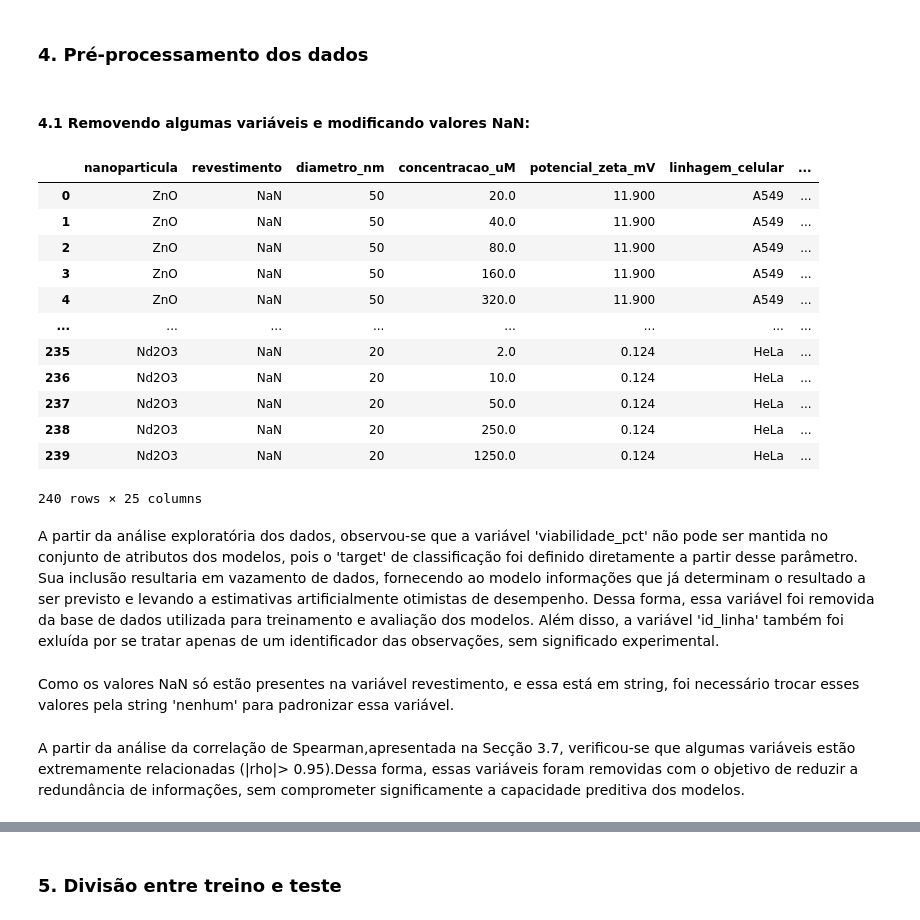
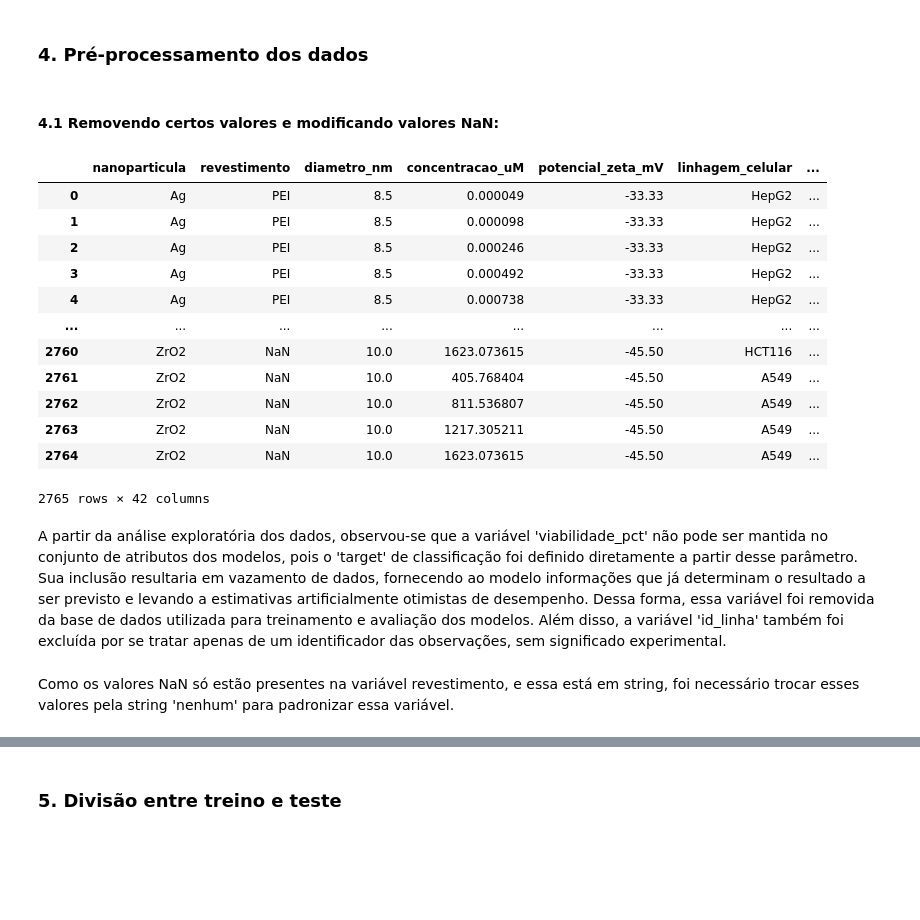
Before and after one commit to mbuenocavalcanti/Trabalho_final_de_machine_learning, a Jupyter notebook: projetofinal_ml.ipynb, the cells around one changed output, grey strips where cells are left out. Saved outputs shown, nothing was run; the diff lists cells and outputs as text; code cells hidden in the pictures; blank space fills up the shorter version.

```diff
--- a/projetofinal_ml.ipynb
+++ b/projetofinal_ml.ipynb
@@ -639,25 +642,24 @@ Colunas que a validação externa não tem: ['CA', 'CV', 'Eg', 'HOMO', 'HoF', 'I
 # %% [markdown]
 ### 4. Pré-processamento dos dados
 # %% [markdown]
-#### 4.1 Removendo algumas variáveis e modificando valores NaN:
+#### 4.1 Removendo certos valores e modificando valores NaN:
 # %%
 dados_literatura.drop(columns=["viabilidade_pct", "id_linha"])
-dados_validacao.drop(columns=["viabilidade_pct", "id_linha"])
 # %% [output]
 |  | nanoparticula | revestimento | diametro_nm | concentracao_uM | potencial_zeta_mV | linhagem_celular | ... |
-| 0 | ZnO | NaN | 50 | 20.0 | 11.900 | A549 | ... |
-| 1 | ZnO | NaN | 50 | 40.0 | 11.900 | A549 | ... |
-| 2 | ZnO | NaN | 50 | 80.0 | 11.900 | A549 | ... |
-| 3 | ZnO | NaN | 50 | 160.0 | 11.900 | A549 | ... |
-| 4 | ZnO | NaN | 50 | 320.0 | 11.900 | A549 | ... |
+| 0 | Ag | PEI | 8.5 | 0.000049 | -33.33 | HepG2 | ... |
+| 1 | Ag | PEI | 8.5 | 0.000098 | -33.33 | HepG2 | ... |
+| 2 | Ag | PEI | 8.5 | 0.000246 | -33.33 | HepG2 | ... |
+| 3 | Ag | PEI | 8.5 | 0.000492 | -33.33 | HepG2 | ... |
+| 4 | Ag | PEI | 8.5 | 0.000738 | -33.33 | HepG2 | ... |
 | ... | ... | ... | ... | ... | ... | ... | ... |
-| 235 | Nd2O3 | NaN | 20 | 2.0 | 0.124 | HeLa | ... |
-| 236 | Nd2O3 | NaN | 20 | 10.0 | 0.124 | HeLa | ... |
-| 237 | Nd2O3 | NaN | 20 | 50.0 | 0.124 | HeLa | ... |
-| 238 | Nd2O3 | NaN | 20 | 250.0 | 0.124 | HeLa | ... |
-| 239 | Nd2O3 | NaN | 20 | 1250.0 | 0.124 | HeLa | ... |
+| 2760 | ZrO2 | NaN | 10.0 | 1623.073615 | -45.50 | HCT116 | ... |
+| 2761 | ZrO2 | NaN | 10.0 | 405.768404 | -45.50 | A549 | ... |
+| 2762 | ZrO2 | NaN | 10.0 | 811.536807 | -45.50 | A549 | ... |
+| 2763 | ZrO2 | NaN | 10.0 | 1217.305211 | -45.50 | A549 | ... |
+| 2764 | ZrO2 | NaN | 10.0 | 1623.073615 | -45.50 | A549 | ... |
-240 rows × 25 columns
+2765 rows × 42 columns
 # %% [markdown]
-A partir da análise exploratória dos dados, observou-se que a variável 'viabilidade_pct' não pode ser mantida no conjunto de atributos dos modelos, pois o 'target' de classificação foi definido diretamente a partir desse parâmetro. Sua inclusão resultaria em vazamento de dados, fornecendo ao modelo informações que já determinam o resultado a ser previsto e levando a estimativas artificialmente otimistas de desempenho. Dessa forma, essa variável foi removida da base de dados utilizada para treinamento e avaliação dos modelos. Além disso, a variável 'id_linha' também foi exluída  por se tratar apenas de um identificador das observações, sem significado experimental.
+A partir da análise exploratória dos dados, observou-se que a variável 'viabilidade_pct' não pode ser mantida no conjunto de atributos dos modelos, pois o 'target' de classificação foi definido diretamente a partir desse parâmetro. Sua inclusão resultaria em vazamento de dados, fornecendo ao modelo informações que já determinam o resultado a ser previsto e levando a estimativas artificialmente otimistas de desempenho. Dessa forma, essa variável foi removida da base de dados utilizada para treinamento e avaliação dos modelos. Além disso, a variável 'id_linha' também foi excluída  por se tratar apenas de um identificador das observações, sem significado experimental.
 # %%
 dados_literatura['revestimento'] = dados_literatura['revestimento'].fillna('nenhum')
@@ -681,2 +667,0 @@ NOVASNUMERICAS = [x for x in NUMERICAS if x not in colunas_remover]
-# %% [markdown]
-A partir da análise da correlação de Spearman,apresentada na Secção 3.7, verificou-se que algumas variáveis estão extremamente relacionadas (|rho|> 0.95).Dessa forma, essas variáveis foram removidas com o objetivo de reduzir a redundância de informações, sem comprometer significamente a capacidade preditiva dos modelos.
```
Also changed, not shown: parts of 126 cells of this notebook.
